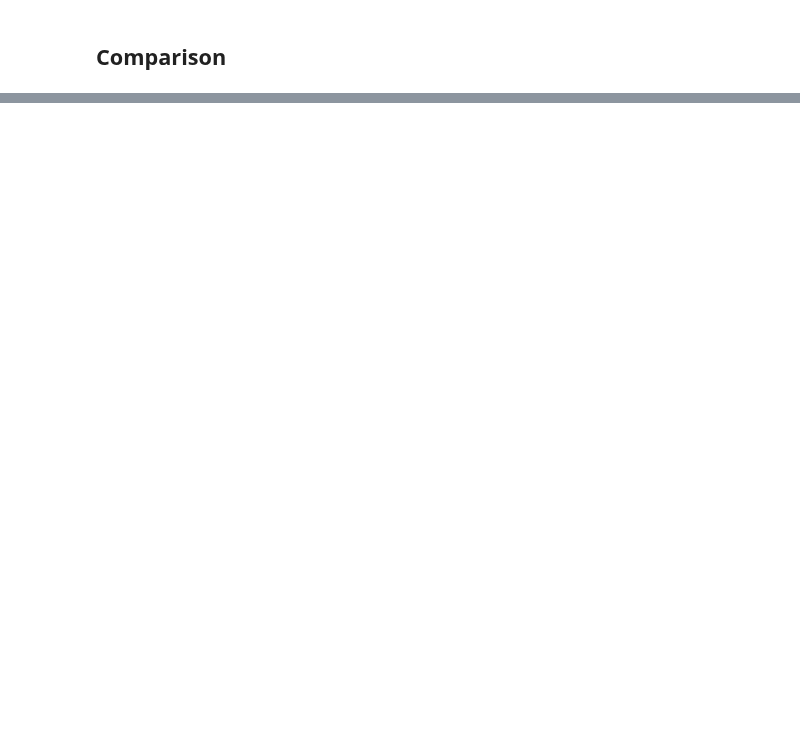
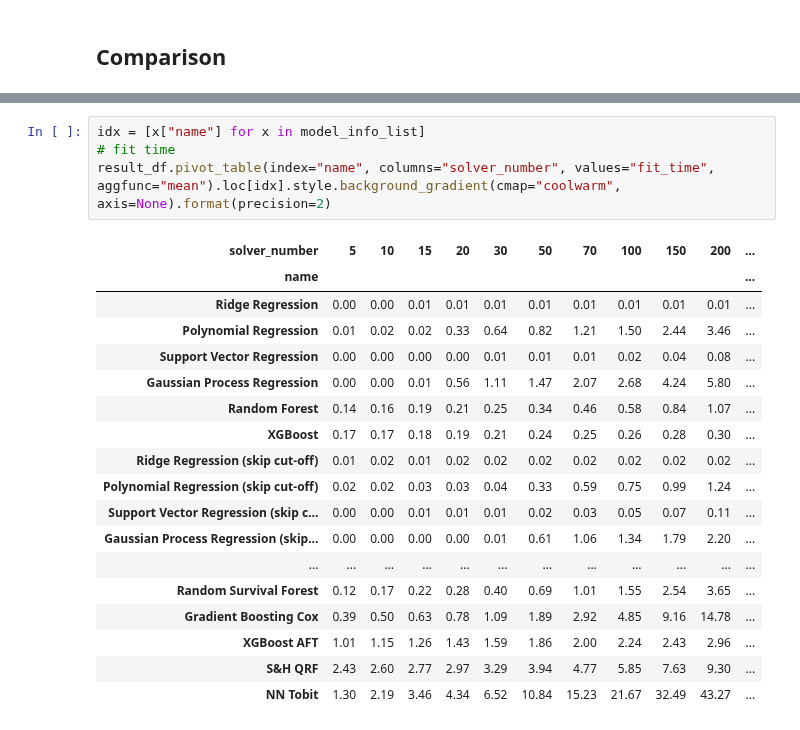
Before and after one commit to zakrzewow/raw-algorithm-portfolios, a Jupyter notebook: archive/phase1/comparison_0_10.ipynb, the cells around one changed output, grey strips where cells are left out. Drawn from its saved outputs; the diff is of its cells as text; blank space fills up the shorter version.

```diff
--- a/archive/phase1/comparison_0_10.ipynb
+++ b/archive/phase1/comparison_0_10.ipynb
@@ -785,0 +603,23 @@ styled_result
+# %%
+idx = [x["name"] for x in model_info_list]
+# fit time
+result_df.pivot_table(index="name", columns="solver_number", values="fit_time", aggfunc="mean").loc[idx].style.background_gradient(cmap="coolwarm", axis=None).format(precision=2)
+# %% [output]
+| solver_number | 5 | 10 | 15 | 20 | 30 | 50 | 70 | 100 | 150 | 200 | ... |
+| name |  |  |  |  |  |  |  |  |  |  | ... |
+| Ridge Regression | 0.00 | 0.00 | 0.01 | 0.01 | 0.01 | 0.01 | 0.01 | 0.01 | 0.01 | 0.01 | ... |
+| Polynomial Regression | 0.01 | 0.02 | 0.02 | 0.33 | 0.64 | 0.82 | 1.21 | 1.50 | 2.44 | 3.46 | ... |
+| Support Vector Regression | 0.00 | 0.00 | 0.00 | 0.00 | 0.01 | 0.01 | 0.01 | 0.02 | 0.04 | 0.08 | ... |
+| Gaussian Process Regression | 0.00 | 0.00 | 0.01 | 0.56 | 1.11 | 1.47 | 2.07 | 2.68 | 4.24 | 5.80 | ... |
+| Random Forest | 0.14 | 0.16 | 0.19 | 0.21 | 0.25 | 0.34 | 0.46 | 0.58 | 0.84 | 1.07 | ... |
+| XGBoost | 0.17 | 0.17 | 0.18 | 0.19 | 0.21 | 0.24 | 0.25 | 0.26 | 0.28 | 0.30 | ... |
+| Ridge Regression (skip cut-off) | 0.01 | 0.02 | 0.01 | 0.02 | 0.02 | 0.02 | 0.02 | 0.02 | 0.02 | 0.02 | ... |
+| Polynomial Regression (skip cut-off) | 0.02 | 0.02 | 0.03 | 0.03 | 0.04 | 0.33 | 0.59 | 0.75 | 0.99 | 1.24 | ... |
+| Support Vector Regression (skip c... | 0.00 | 0.00 | 0.01 | 0.01 | 0.01 | 0.02 | 0.03 | 0.05 | 0.07 | 0.11 | ... |
+| Gaussian Process Regression (skip... | 0.00 | 0.00 | 0.00 | 0.00 | 0.01 | 0.61 | 1.06 | 1.34 | 1.79 | 2.20 | ... |
+| ... | ... | ... | ... | ... | ... | ... | ... | ... | ... | ... | ... |
+| Random Survival Forest | 0.12 | 0.17 | 0.22 | 0.28 | 0.40 | 0.69 | 1.01 | 1.55 | 2.54 | 3.65 | ... |
+| Gradient Boosting Cox | 0.39 | 0.50 | 0.63 | 0.78 | 1.09 | 1.89 | 2.92 | 4.85 | 9.16 | 14.78 | ... |
+| XGBoost AFT | 1.01 | 1.15 | 1.26 | 1.43 | 1.59 | 1.86 | 2.00 | 2.24 | 2.43 | 2.96 | ... |
+| S&H QRF | 2.43 | 2.60 | 2.77 | 2.97 | 3.29 | 3.94 | 4.77 | 5.85 | 7.63 | 9.30 | ... |
+| NN Tobit | 1.30 | 2.19 | 3.46 | 4.34 | 6.52 | 10.84 | 15.23 | 21.67 | 32.49 | 43.27 | ... |
```
Also changed, not shown: parts of 19 cells of this notebook.
